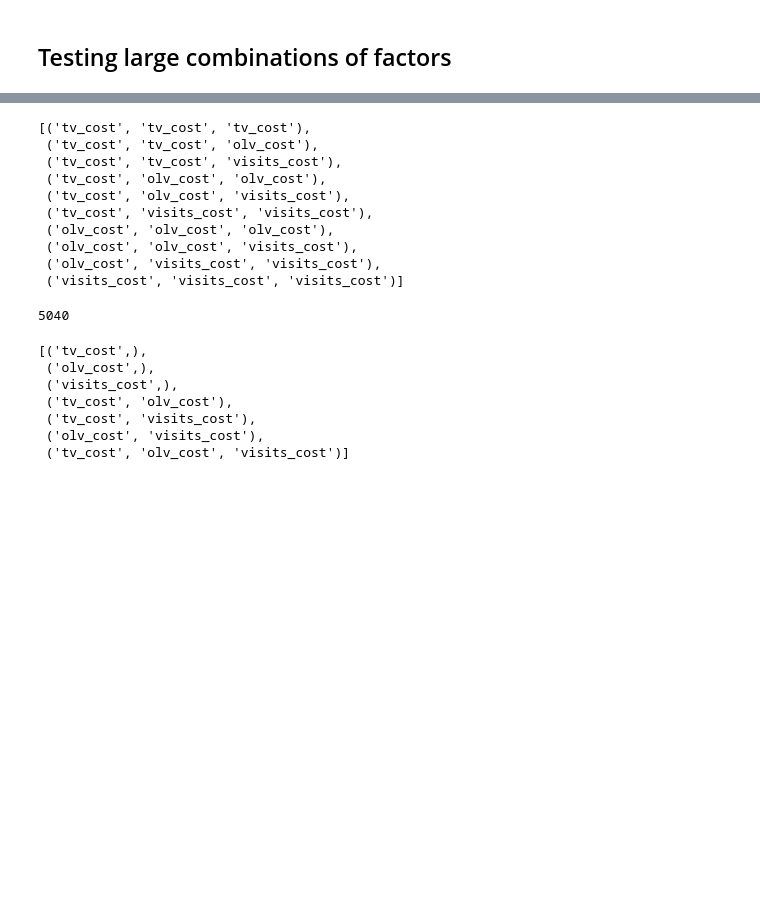
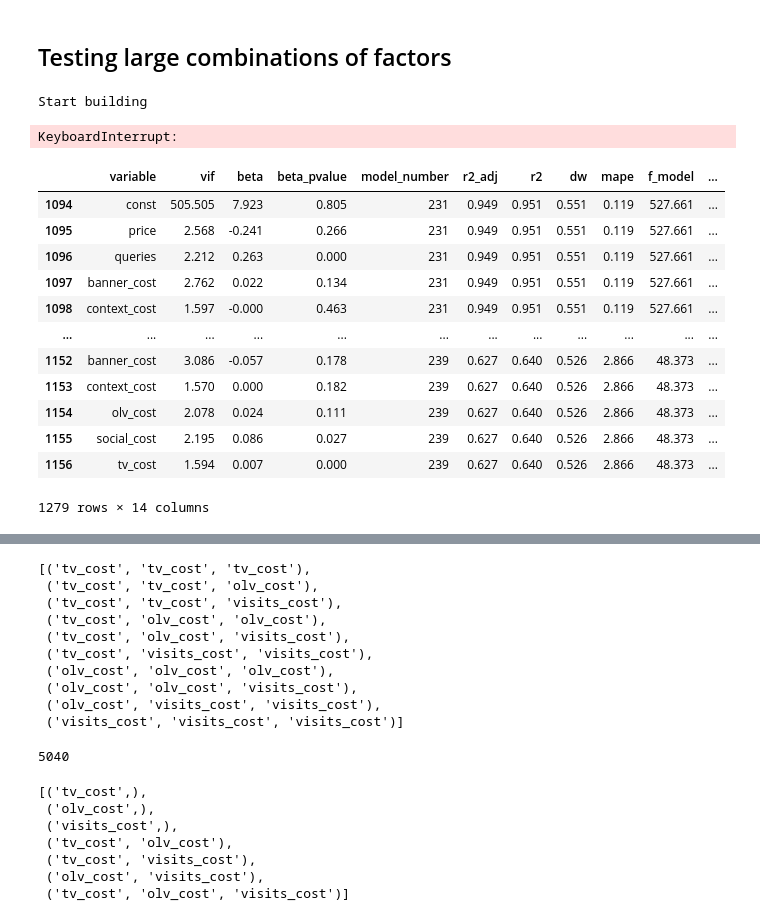
Before and after one commit to avrorum/mmm_tools, a Jupyter notebook: notebooks/useful_funcs.ipynb, the cells around one changed output, grey strips where cells are left out. Saved outputs shown, nothing was run; the diff lists cells and outputs as text; code cells hidden in the pictures; blank space fills up the shorter version.

Commit message:
update  building models on factors list

```diff
--- a/notebooks/useful_funcs.ipynb
+++ b/notebooks/useful_funcs.ipynb
@@ -387,6 +388,7 @@ pd.concat([df_m, df_m2])
 # }
 # %%
 import time
+import itertools
 
 
 def create_factors_combinations(factors_list):
@@ -401,7 +403,7 @@ def create_factors_combinations(factors_list):
     return [list(item) for item in res]
 
 
-def build_models(df, kpi_name, factors_list=[], is_constant=True, n_digits=3):
+def build_models(df, kpi_name, factors_list=[], is_constant=True, n_digits=3, pvalue=0.05):
 
     if kpi_name == '':
         print('No KPI. Please, include')
@@ -466,9 +468,14 @@ def build_models(df, kpi_name, factors_list=[], is_constant=True, n_digits=3):
         main_res = pd.concat([main_res, temp])
         model_number = model_number + 1
 
+    main_res['beta_is_significant'] = main_res['beta_pvalue'].apply(lambda x: 'yes' if x <= 0.05 else 'no')
+
+
     main_res.reset_index(inplace=True)
     main_res.drop('index', axis=1, inplace=True)
     print(f"End building. Execition time: {(time.time() - start_time)} seconds")
+
+
     return main_res
 
 
@@ -511,2 +546,39 @@ End building. Execition time: 0.05897331237792969 seconds
 # %% [markdown]
 ## Testing large combinations of factors
+# %%
+
+models_large = build_models(
+    df,
+    kpi_name='sales',
+    factors_list=[
+        'price',
+        'queries',
+        'visits_cost',
+        'banner_cost',
+        'context_cost',
+        'olv_cost',
+        'social_cost',
+        'tv_cost',
+    ]
+)
+# %% [output]
+Start building
+KeyboardInterrupt:
+# %%
+
+
+models_large.sort_values(by=['mape', 'r2_adj'])
+# %% [output]
+|  | variable | vif | beta | beta_pvalue | model_number | r2_adj | r2 | dw | mape | f_model | ... |
+| 1094 | const | 505.505 | 7.923 | 0.805 | 231 | 0.949 | 0.951 | 0.551 | 0.119 | 527.661 | ... |
+| 1095 | price | 2.568 | -0.241 | 0.266 | 231 | 0.949 | 0.951 | 0.551 | 0.119 | 527.661 | ... |
+| 1096 | queries | 2.212 | 0.263 | 0.000 | 231 | 0.949 | 0.951 | 0.551 | 0.119 | 527.661 | ... |
+| 1097 | banner_cost | 2.762 | 0.022 | 0.134 | 231 | 0.949 | 0.951 | 0.551 | 0.119 | 527.661 | ... |
+| 1098 | context_cost | 1.597 | -0.000 | 0.463 | 231 | 0.949 | 0.951 | 0.551 | 0.119 | 527.661 | ... |
+| ... | ... | ... | ... | ... | ... | ... | ... | ... | ... | ... | ... |
+| 1152 | banner_cost | 3.086 | -0.057 | 0.178 | 239 | 0.627 | 0.640 | 0.526 | 2.866 | 48.373 | ... |
+| 1153 | context_cost | 1.570 | 0.000 | 0.182 | 239 | 0.627 | 0.640 | 0.526 | 2.866 | 48.373 | ... |
+| 1154 | olv_cost | 2.078 | 0.024 | 0.111 | 239 | 0.627 | 0.640 | 0.526 | 2.866 | 48.373 | ... |
+| 1155 | social_cost | 2.195 | 0.086 | 0.027 | 239 | 0.627 | 0.640 | 0.526 | 2.866 | 48.373 | ... |
+| 1156 | tv_cost | 1.594 | 0.007 | 0.000 | 239 | 0.627 | 0.640 | 0.526 | 2.866 | 48.373 | ... |
+1279 rows × 14 columns
```
Also changed, not shown: parts of 6 cells of this notebook.
